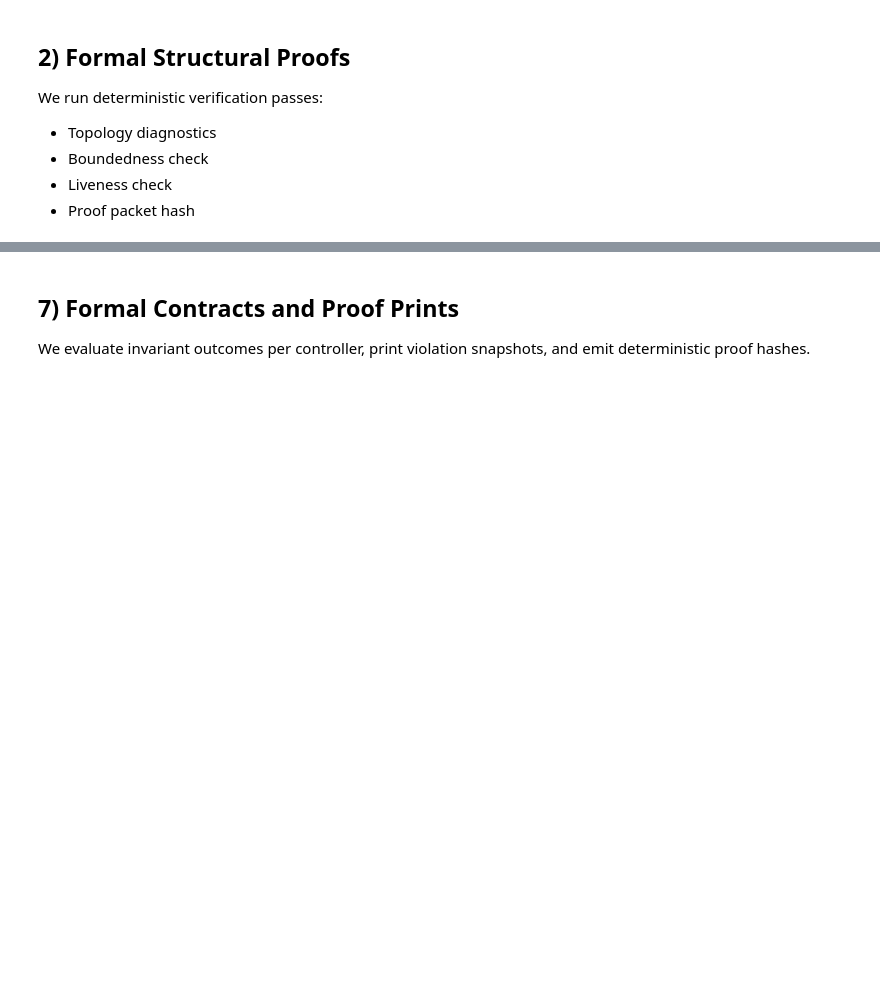
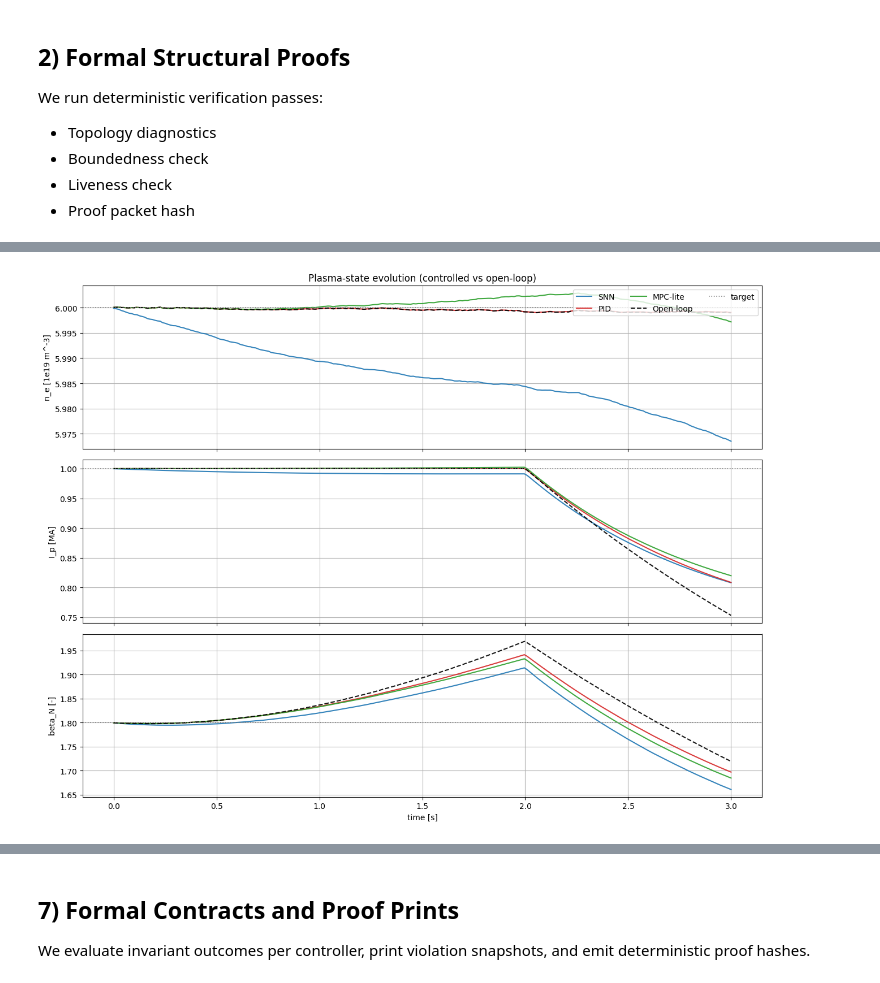
Before and after one commit to anulum/scpn-fusion-core, a Jupyter notebook: examples/neuro_symbolic_control_demo.ipynb, the cells around one changed output, grey strips where cells are left out. Drawn from its saved outputs; the diff is of its cells as text; code cells hidden in the pictures; blank space fills up the shorter version.

Commit message:
Promote Golden Base control demo notebook

```diff
--- a/examples/neuro_symbolic_control_demo.ipynb
+++ b/examples/neuro_symbolic_control_demo.ipynb
@@ -640,11 +996,13 @@ This section executes all three controllers under the same real DIII-D disturban
 # %%
 results = {
+    "Open-loop": run_closed_loop("Open-loop", seed_offset=0),
     "SNN": run_closed_loop("SNN", seed_offset=0),
     "PID": run_closed_loop("PID", seed_offset=0),
-    "MPC": run_closed_loop("MPC", seed_offset=0),
+    "MPC-lite": run_closed_loop("MPC-lite", seed_offset=0),
 }
 
-records = [results[k]["metrics"] for k in ["SNN", "PID", "MPC"]]
+table_order = ["SNN", "PID", "MPC-lite", "Open-loop"]
+records = [results[k]["metrics"] for k in table_order]
 
 if HAS_PANDAS:
     df_metrics = pd.DataFrame(records).set_index("controller")
@@ -655,44 +1013,73 @@ else:
         print(rec)
 
 if HAS_MPL:
-    colors = {"SNN": "tab:blue", "PID": "tab:red", "MPC": "tab:green"}
+    colors = {"SNN": "tab:blue", "PID": "tab:red", "MPC-lite": "tab:green", "Open-loop": "black"}
 
-    fig, axes = plt.subplots(3, 2, figsize=(14, 11), sharex="col")
-
-    # State trajectories
+    fig, axes = plt.subplots(3, 1, figsize=(13, 10), sharex=True)
     labels = ["n_e [1e19 m^-3]", "I_p [MA]", "beta_N [-]"]
     for i in range(3):
-        ax = axes[i, 0]
-        for name in ["SNN", "PID", "MPC"]:
-            ax.plot(T_SIM, results[name]["states"][:, i], label=name, color=colors[name], alpha=0.9)
-        ax.axhline(TARGET[i], color="black", linestyle="--", linewidth=1.0)
-        ax.set_ylabel(labels[i])
-        ax.grid(True)
-        if i == 0:
-            ax.set_title("Closed-loop state tracking (FusionKernel twin)")
+        for name in table_order:
+            ls = "--" if name == "Open-loop" else "-"
+            axes[i].plot(T_SIM, results[name]["states"][:, i], label=name, color=colors[name], linestyle=ls, alpha=0.9)
+        axes[i].axhline(TARGET[i], color="gray", linestyle=":", linewidth=1.2, label="target" if i == 0 else None)
+        axes[i].set_ylabel(labels[i])
+        axes[i].grid(True)
+    axes[-1].set_xlabel("time [s]")
+    axes[0].set_title("Plasma-state evolution (controlled vs open-loop)")
+    axes[0].legend(loc="upper right", ncols=3)
+    plt.tight_layout()
+    plt.show()
 
-    axes[2, 0].set_xlabel("time [s]")
-    axes[0, 0].legend(loc="upper right")
+    fig, ax = plt.subplots(2, 1, figsize=(13, 8), sharex=True)
+    for name in table_order:
+        ls = "--" if name == "Open-loop" else "-"
+        ax[0].plot(T_SIM, results[name]["axis_r"], label=name, color=colors[name], linestyle=ls)
+        ax[1].plot(T_SIM, results[name]["axis_z"], label=name, color=colors[name], linestyle=ls)
+    ax[0].set_ylabel("R_axis [m]")
+    ax[1].set_ylabel("Z_axis [m]")
+    ax[1].set_xlabel("time [s]")
+    ax[0].set_title("Magnetic-axis evolution")
+    ax[0].grid(True)
+    ax[1].grid(True)
+    ax[0].legend(loc="upper right", ncols=3)
+    plt.tight_layout()
+    plt.show()
 
-    # Control actions + risk
-    for i, act_name in enumerate(["gas", "ohmic", "nbi"]):
-        ax = axes[i, 1]
-        for name in ["SNN", "PID", "MPC"]:
-            ax.plot(T_SIM, results[name]["actions"][:, i], label=name, color=colors[name], alpha=0.9)
-        ax.plot(T_SIM, dist_risk, color="tab:purple", linestyle=":", alpha=0.7, label="risk" if i == 0 else None)
-        ax.set_ylabel(f"{act_name} cmd")
-        ax.set_ylim(-0.02, 1.02)
-        ax.grid(True)
-        if i == 0:
-            ax.set_title("Actuator commands with injected risk")
+    plt.figure(figsize=(8, 7))
+    for name in table_order:
+        ls = "--" if name == "Open-loop" else "-"
+        plt.plot(results[name]["axis_r"], results[name]["axis_z"], linestyle=ls, color=colors[name], label=name, alpha=0.9)
+    plt.xlabel("R_axis [m]")
+    plt.ylabel("Z_axis [m]")
+    plt.title("R/Z trajectory map")
+    plt.grid(True)
+    plt.legend()
+    plt.tight_layout()
+    plt.show()
 
-    axes[2, 1].set_xlabel("time [s]")
-    axes[0, 1].legend(loc="upper right")
-
+    fig, ax = plt.subplots(2, 1, figsize=(13, 8), sharex=True)
+    for name in table_order:
+        ls = "--" if name == "Open-loop" else "-"
+        ax[0].plot(T_SIM, results[name]["q_min"], color=colors[name], linestyle=ls, label=name)
+    ax[0].axhline(1.0, color="black", linestyle=":", linewidth=1.2, label="q_min threshold")
+    ax[0].set_ylabel("q_min")
+    ax[0].grid(True)
+    ax[0].legend(loc="upper right", ncols=3)
+    ax[1].plot(T_SIM, dist_risk, color="tab:purple", label="disturbance risk proxy")
+    ax[1].set_ylabel("risk [0,1]")
+    ax[1].set_xlabel("time [s]")
+    ax[1].grid(True)
+    ax[1].legend(loc="upper right")
     plt.tight_layout()
     plt.show()
 
 print("\nQuick winner snapshot (lower RMSE better):")
-for axis, key in [("n_e", "rmse_ne"), ("I_p", "rmse_ip"), ("beta_N", "rmse_beta")]:
+for axis, key in [("n_e", "rmse_ne"), ("I_p", "rmse_ip"), ("beta_N", "rmse_beta"), ("total", "rmse_total")]:
     best = min(records, key=lambda r: r[key])
-    print(f"  {axis}: {best['controller']} ({best[key]:.4f})")
+    print(f"  {axis}: {best['controller']} ({best[key]:.6f})")
+
+metrics_export = {rec["controller"]: rec for rec in records if rec["controller"] in {"SNN", "PID", "MPC-lite"}}
+print("GOLDEN_BASE_METRICS_JSON_START")
+print(json.dumps(metrics_export, indent=2, sort_keys=True))
+print("GOLDEN_BASE_METRICS_JSON_END")
+# %% [output]
@@ -698,0 +1092 @@ for axis, key in [("n_e", "rmse_ne"), ("I_p", "rmse_ip"), ("beta_N", "rmse_beta"
+[figure, added]
```
Also changed, not shown: parts of 23 cells of this notebook, 5 other files.
